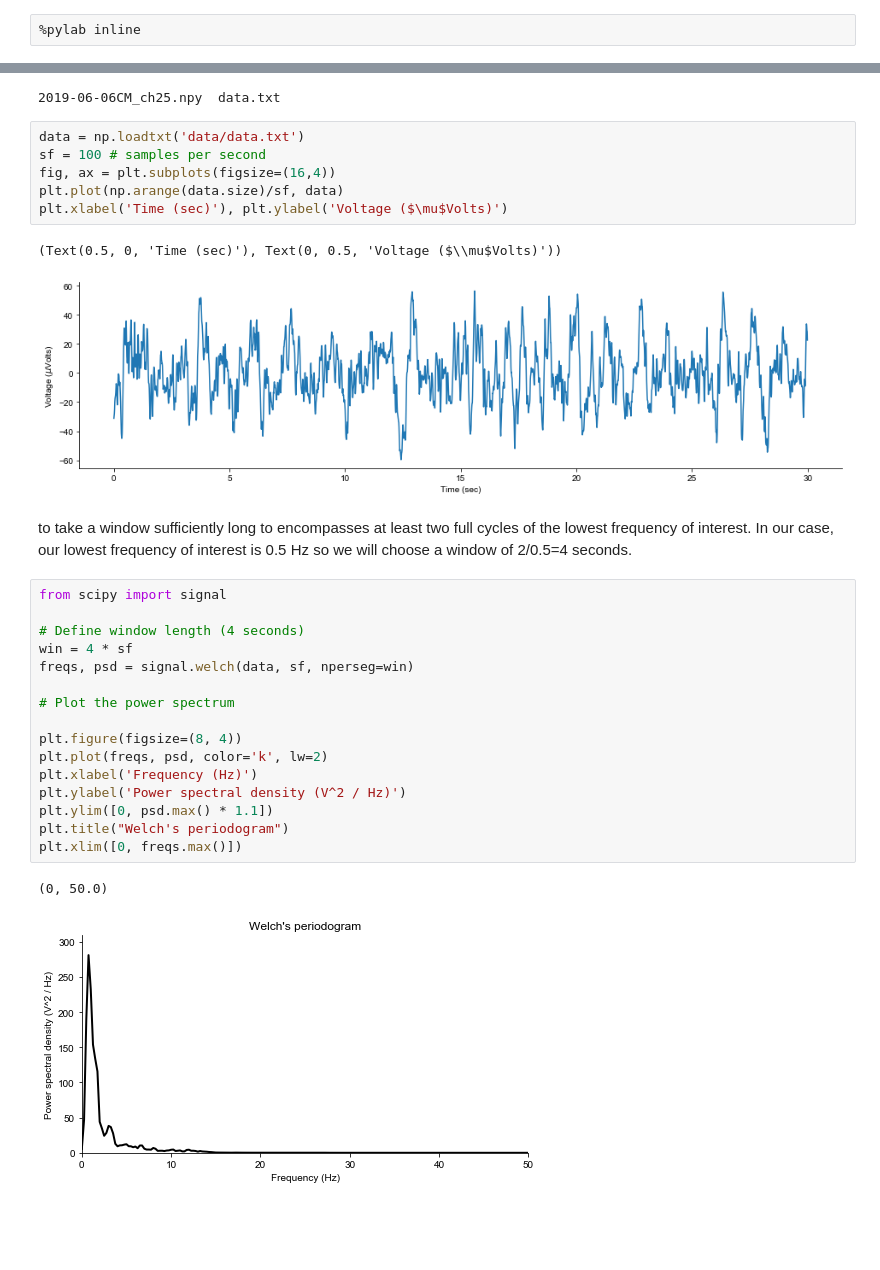
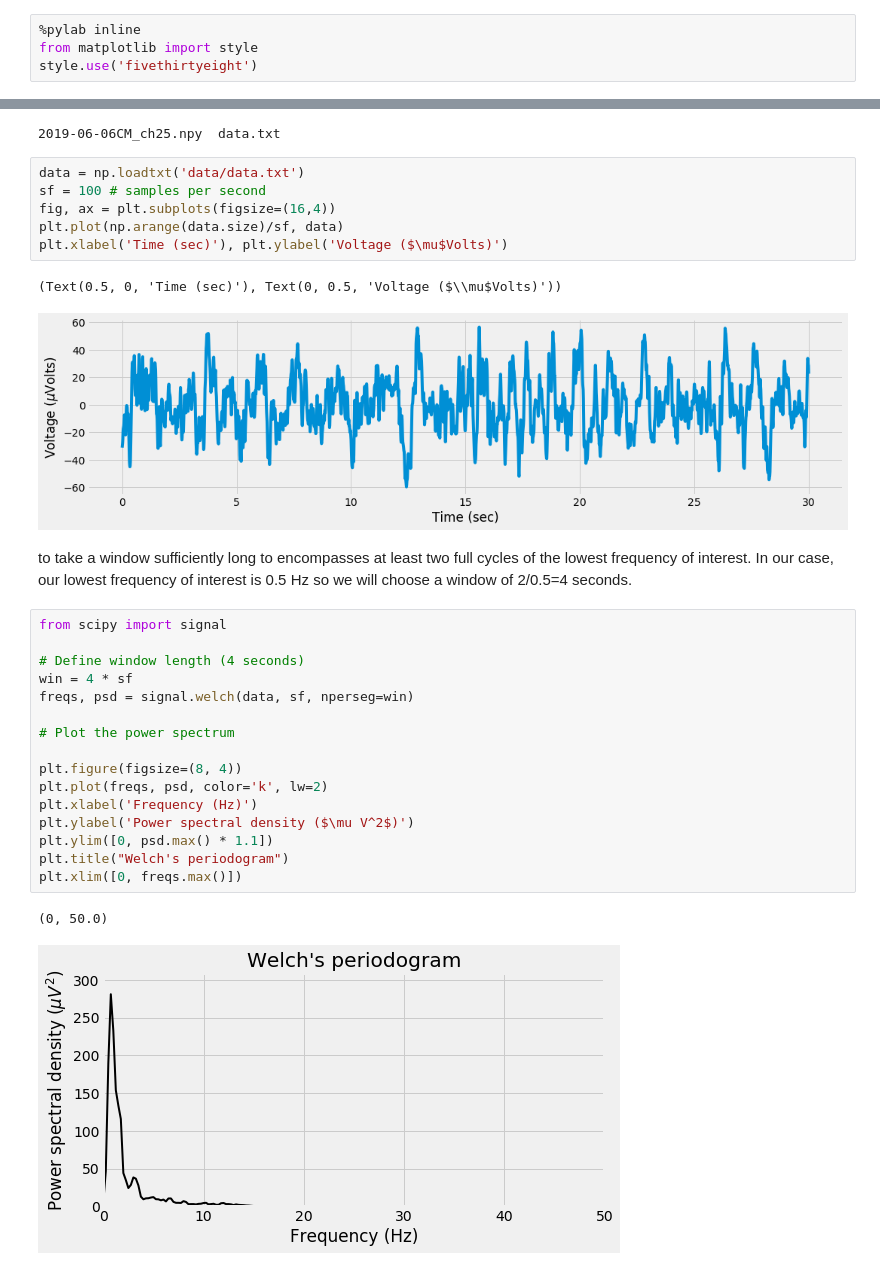
Before and after one commit to OrielBanne/myIPythonNotebooks, a Jupyter notebook: Signal_Processing/Welch's periodogram.ipynb, the cells around one changed output, grey strips where cells are left out. Saved outputs shown, nothing was run; the diff lists cells and outputs as text; blank space fills up the shorter version.

```diff
--- a/Signal_Processing/Welch's periodogram.ipynb
+++ b/Signal_Processing/Welch's periodogram.ipynb
@@ -1,4 +1,6 @@
 # %%
 %pylab inline
+from matplotlib import style
+style.use('fivethirtyeight')
 # %% [output]
 Populating the interactive namespace from numpy and matplotlib
@@ -14,26 +18,26 @@ plt.plot(np.arange(data.size)/sf, data)
 plt.xlabel('Time (sec)'), plt.ylabel('Voltage ($\mu$Volts)')
 # %% [output]
 (Text(0.5, 0, 'Time (sec)'), Text(0, 0.5, 'Voltage ($\\mu$Volts)'))
-[figure, old version]
+[figure, new version]
 # %% [markdown]
  to take a window sufficiently long to encompasses at least two full cycles of the lowest frequency of interest. In our case, our lowest frequency of interest is 0.5 Hz so we will choose a window of
 2/0.5=4 seconds.
 # %%
 from scipy import signal
 
 # Define window length (4 seconds)
 win = 4 * sf
 freqs, psd = signal.welch(data, sf, nperseg=win)
 
 # Plot the power spectrum
 
 plt.figure(figsize=(8, 4))
 plt.plot(freqs, psd, color='k', lw=2)
 plt.xlabel('Frequency (Hz)')
-plt.ylabel('Power spectral density (V^2 / Hz)')
+plt.ylabel('Power spectral density ($\mu V^2$)')
 plt.ylim([0, psd.max() * 1.1])
 plt.title("Welch's periodogram")
 plt.xlim([0, freqs.max()])
 # %% [output]
 (0, 50.0)
-[figure, old version]
+[figure, new version]
```
Also changed, not shown: parts of 1 cell of this notebook, 4 other files.
